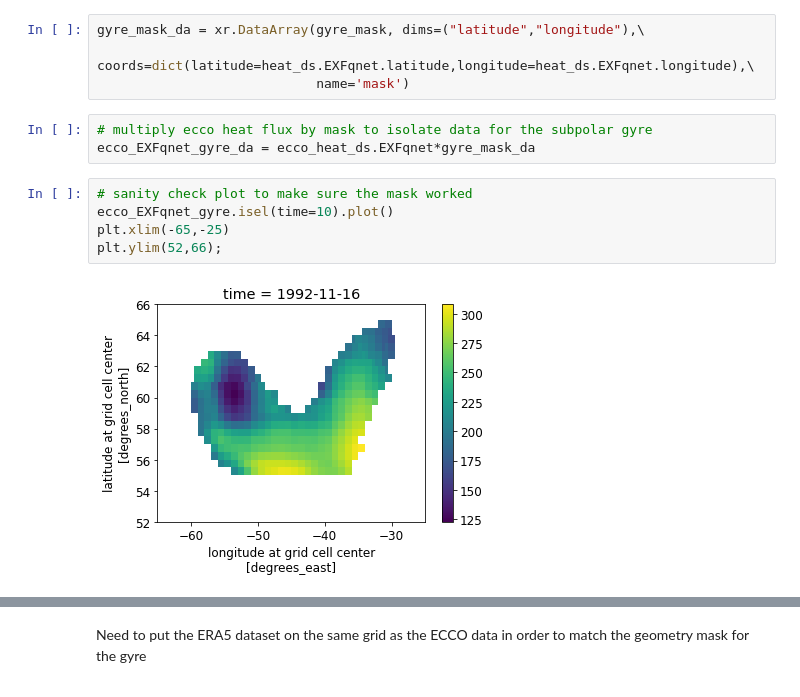
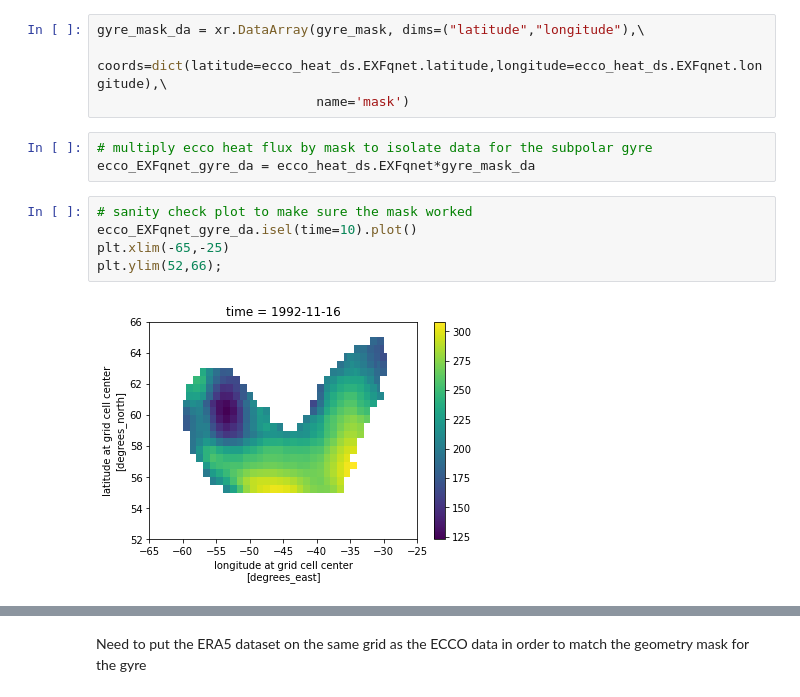
Before and after one commit to mjzahn/ecco, a Jupyter notebook: ecco_vs_era5_heatflux.ipynb, the cells around one changed output, grey strips where cells are left out. Drawn from its saved outputs; the diff is of its cells as text.

```diff
--- a/ecco_vs_era5_heatflux.ipynb
+++ b/ecco_vs_era5_heatflux.ipynb
@@ -82,18 +125,18 @@ gyre_mask = np.where(ecco_depth > 2000, 1, np.nan)*np.where(np.logical_and(data_
             np.where(np.logical_and(data_y_mg < 55.5, data_x_mg > -35), np.nan, 1)
 # %%
 gyre_mask_da = xr.DataArray(gyre_mask, dims=("latitude","longitude"),\
-                            coords=dict(latitude=heat_ds.EXFqnet.latitude,longitude=heat_ds.EXFqnet.longitude),\
+                            coords=dict(latitude=ecco_heat_ds.EXFqnet.latitude,longitude=ecco_heat_ds.EXFqnet.longitude),\
                             name='mask')
 # %%
 # multiply ecco heat flux by mask to isolate data for the subpolar gyre
 ecco_EXFqnet_gyre_da = ecco_heat_ds.EXFqnet*gyre_mask_da
 # %%
 # sanity check plot to make sure the mask worked
-ecco_EXFqnet_gyre.isel(time=10).plot()
+ecco_EXFqnet_gyre_da.isel(time=10).plot()
 plt.xlim(-65,-25)
 plt.ylim(52,66);
 # %% [output]
-[figure, old version]
+[figure, new version]
 # %%
 # Plot region selected for analysis
 plt.rcParams['font.size'] = 12
```
Also changed, not shown: parts of 50 cells of this notebook, 1 other file.
